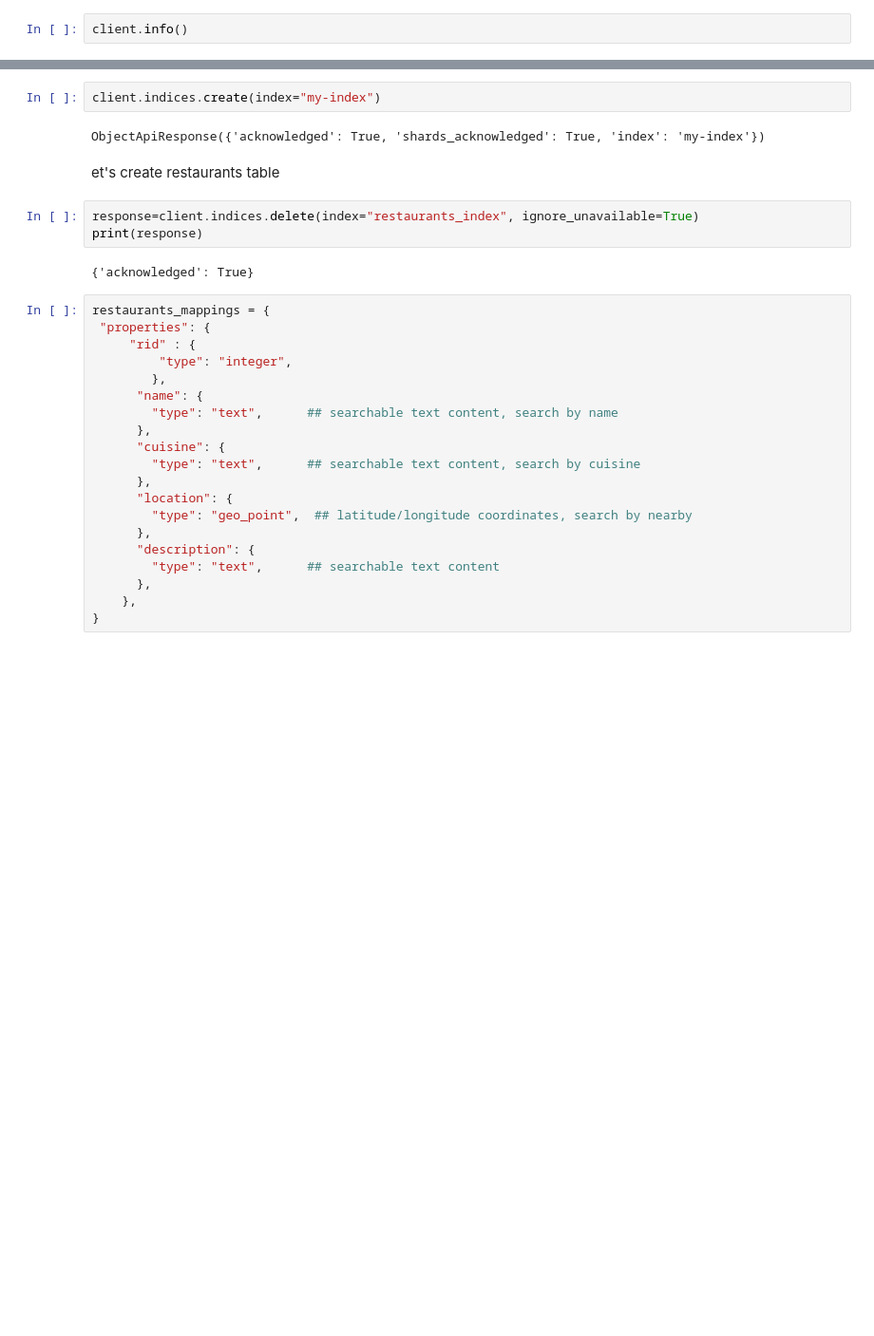
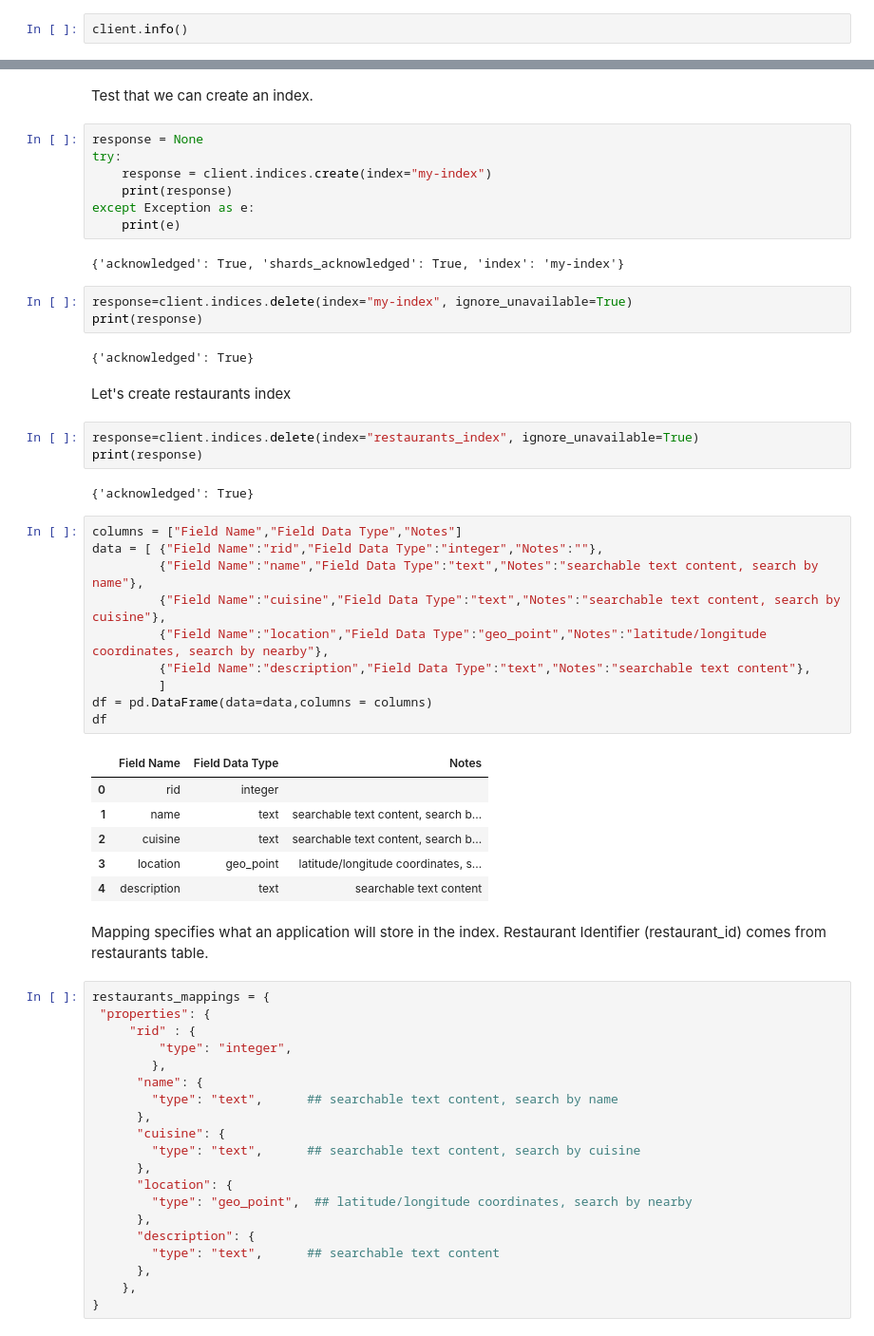
Before and after one commit to ozdemirht/py_redis_1, a Jupyter notebook: docs/Note-ESearch.ipynb, the cells around one changed output, grey strips where cells are left out. Shown at 95% size. Cells and saved outputs as stored; diff of their text form; blank space fills up the shorter version.

```diff
--- a/docs/Note-ESearch.ipynb
+++ b/docs/Note-ESearch.ipynb
@@ -44,17 +55,48 @@ version :
         minimum_wire_compatibility_version : 8.19.0
         minimum_index_compatibility_version : 8.0.0
 tagline : You Know, for Search
+# %% [markdown]
+Test that we can create an index.
 # %%
-client.indices.create(index="my-index")
+response = None
+try:
+    response = client.indices.create(index="my-index")
+    print(response)
+except Exception as e:
+    print(e)
 # %% [output]
-ObjectApiResponse({'acknowledged': True, 'shards_acknowledged': True, 'index': 'my-index'})
+{'acknowledged': True, 'shards_acknowledged': True, 'index': 'my-index'}
+# %%
+response=client.indices.delete(index="my-index", ignore_unavailable=True)
+print(response)
+# %% [output]
+{'acknowledged': True}
 # %% [markdown]
-et's create restaurants table
+Let's create restaurants index
 # %%
 response=client.indices.delete(index="restaurants_index", ignore_unavailable=True)
 print(response)
 # %% [output]
 {'acknowledged': True}
+# %%
+columns = ["Field Name","Field Data Type","Notes"]
+data = [ {"Field Name":"rid","Field Data Type":"integer","Notes":""},
+         {"Field Name":"name","Field Data Type":"text","Notes":"searchable text content, search by name"},
+         {"Field Name":"cuisine","Field Data Type":"text","Notes":"searchable text content, search by cuisine"},
+         {"Field Name":"location","Field Data Type":"geo_point","Notes":"latitude/longitude coordinates, search by nearby"},
+         {"Field Name":"description","Field Data Type":"text","Notes":"searchable text content"},
+         ]
+df = pd.DataFrame(data=data,columns = columns)
+df
+# %% [output]
+|  | Field Name | Field Data Type | Notes |
+| 0 | rid | integer |  |
+| 1 | name | text | searchable text content, search b... |
+| 2 | cuisine | text | searchable text content, search b... |
+| 3 | location | geo_point | latitude/longitude coordinates, s... |
+| 4 | description | text | searchable text content |
+# %% [markdown]
+Mapping specifies what an application will store in the index. Restaurant Identifier (restaurant_id) comes from restaurants table.
 # %%
 restaurants_mappings = {
  "properties": {
```
Also changed, not shown: parts of 19 cells of this notebook.
